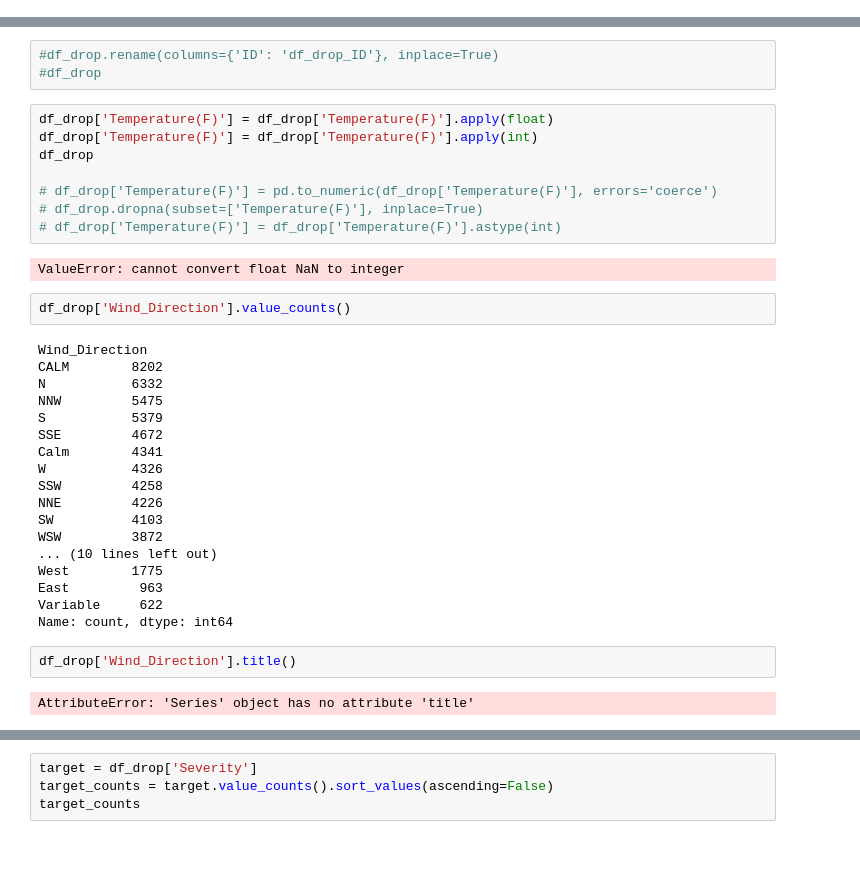
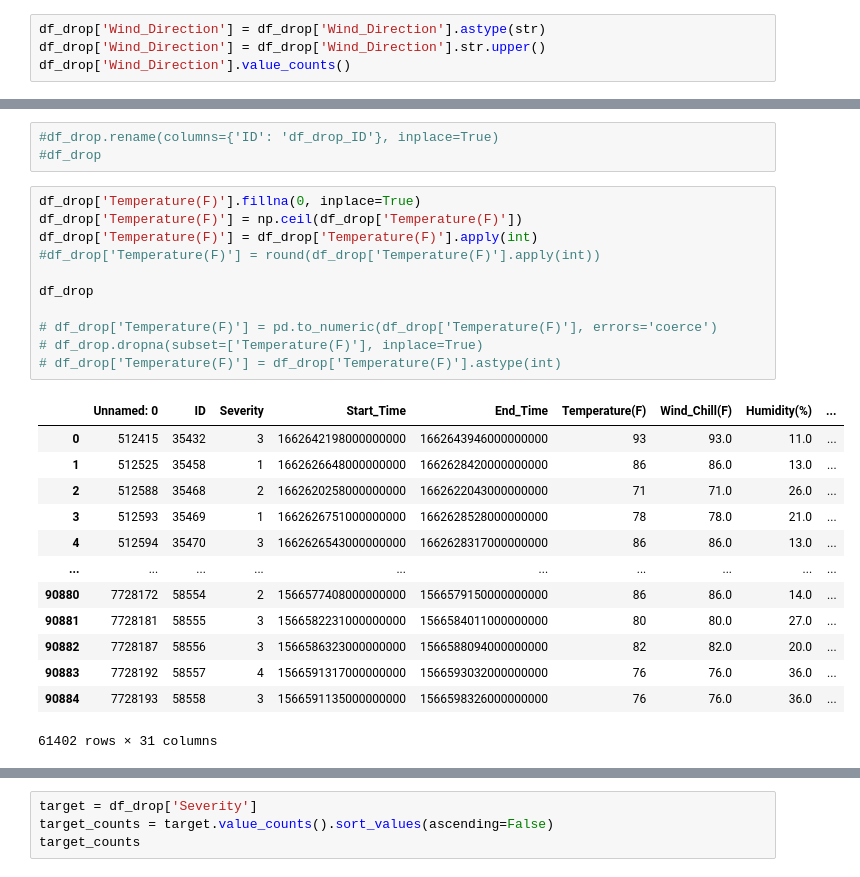
Before and after one commit to aVa7889/Traffic_Accident, a Jupyter notebook: CO_Accident.ipynb, the cells around one changed output, grey strips where cells are left out. Cells and saved outputs as stored; diff of their text form; blank space fills up the shorter version.

```diff
--- a/CO_Accident.ipynb
+++ b/CO_Accident.ipynb
@@ -137,0 +202,4 @@ memory usage: 710.2 KB
+# %%
+df_drop['Wind_Direction'] = df_drop['Wind_Direction'].astype(str)
+df_drop['Wind_Direction'] = df_drop['Wind_Direction'].str.upper()
+df_drop['Wind_Direction'].value_counts()
@@ -142,36 +251,27 @@ memory usage: 710.2 KB
 #df_drop.rename(columns={'ID': 'df_drop_ID'}, inplace=True)
 #df_drop
 # %%
-df_drop['Temperature(F)'] = df_drop['Temperature(F)'].apply(float)
+df_drop['Temperature(F)'].fillna(0, inplace=True)
+df_drop['Temperature(F)'] = np.ceil(df_drop['Temperature(F)'])
 df_drop['Temperature(F)'] = df_drop['Temperature(F)'].apply(int)
+#df_drop['Temperature(F)'] = round(df_drop['Temperature(F)'].apply(int))
+
 df_drop
 
 # df_drop['Temperature(F)'] = pd.to_numeric(df_drop['Temperature(F)'], errors='coerce')
 # df_drop.dropna(subset=['Temperature(F)'], inplace=True)
 # df_drop['Temperature(F)'] = df_drop['Temperature(F)'].astype(int)
 # %% [output]
+|  | Unnamed: 0 | ID | Severity | Start_Time | End_Time | Temperature(F) | Wind_Chill(F) | Humidity(%) | ... |
+| 0 | 512415 | 35432 | 3 | 1662642198000000000 | 1662643946000000000 | 93 | 93.0 | 11.0 | ... |
+| 1 | 512525 | 35458 | 1 | 1662626648000000000 | 1662628420000000000 | 86 | 86.0 | 13.0 | ... |
+| 2 | 512588 | 35468 | 2 | 1662620258000000000 | 1662622043000000000 | 71 | 71.0 | 26.0 | ... |
+| 3 | 512593 | 35469 | 1 | 1662626751000000000 | 1662628528000000000 | 78 | 78.0 | 21.0 | ... |
+| 4 | 512594 | 35470 | 3 | 1662626543000000000 | 1662628317000000000 | 86 | 86.0 | 13.0 | ... |
+| ... | ... | ... | ... | ... | ... | ... | ... | ... | ... |
+| 90880 | 7728172 | 58554 | 2 | 1566577408000000000 | 1566579150000000000 | 86 | 86.0 | 14.0 | ... |
+| 90881 | 7728181 | 58555 | 3 | 1566582231000000000 | 1566584011000000000 | 80 | 80.0 | 27.0 | ... |
+| 90882 | 7728187 | 58556 | 3 | 1566586323000000000 | 1566588094000000000 | 82 | 82.0 | 20.0 | ... |
+| 90883 | 7728192 | 58557 | 4 | 1566591317000000000 | 1566593032000000000 | 76 | 76.0 | 36.0 | ... |
+| 90884 | 7728193 | 58558 | 3 | 1566591135000000000 | 1566598326000000000 | 76 | 76.0 | 36.0 | ... |
-ValueError: cannot convert float NaN to integer
+61402 rows × 31 columns
-# %%
-df_drop['Wind_Direction'].value_counts()
-# %% [output]
-Wind_Direction
-CALM        8202
-N           6332
-NNW         5475
-S           5379
-SSE         4672
-Calm        4341
-W           4326
-SSW         4258
-NNE         4226
-SW          4103
-WSW         3872
-... (10 lines left out)
-West        1775
-East         963
-Variable     622
-Name: count, dtype: int64
-# %%
-df_drop['Wind_Direction'].title()
-# %% [output]
-AttributeError: 'Series' object has no attribute 'title'
```
Also changed, not shown: parts of 28 cells of this notebook, 1 other file.
